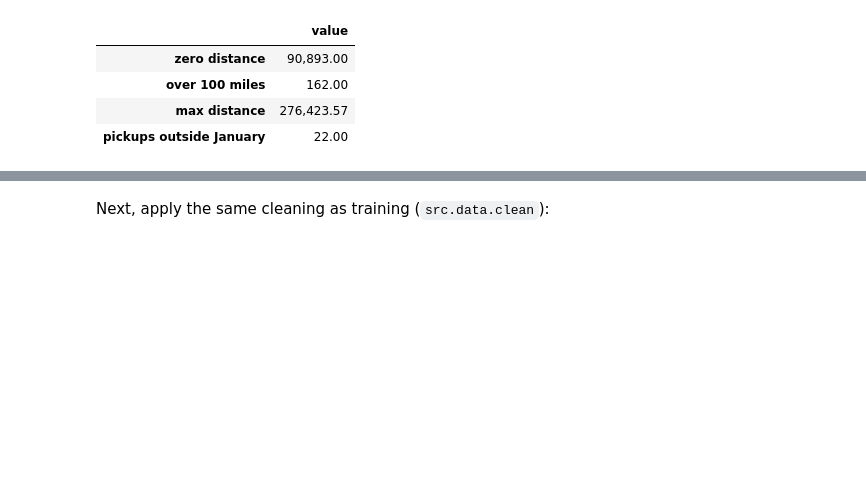
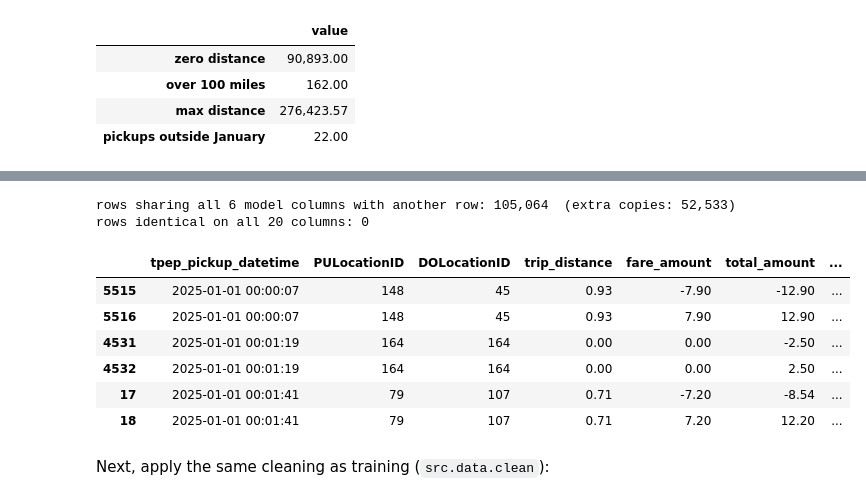
Before and after one commit to Jassalam/model-deployment-project, a Jupyter notebook: notebooks/01_eda.ipynb, the cells around one changed output, grey strips where cells are left out. Drawn from its saved outputs; the diff is of its cells as text; code cells hidden in the pictures; blank space fills up the shorter version.

```diff
--- a/notebooks/01_eda.ipynb
+++ b/notebooks/01_eda.ipynb
@@ -143,3 +176,19 @@ pd.Series({
+# %%
+pairs = raw[raw.duplicated(subset=RAW_COLUMNS, keep=False)]
+print(f"rows sharing all 6 model columns with another row: {len(pairs):,}  (extra copies: {raw.duplicated(subset=RAW_COLUMNS).sum():,})")
+print(f"rows identical on all 20 columns: {raw.drop(columns='duration').duplicated().sum():,}")
+pairs.sort_values(["tpep_pickup_datetime", "PULocationID"])[
+    ["tpep_pickup_datetime", "PULocationID", "DOLocationID", "trip_distance", "fare_amount", "total_amount", "payment_type"]].head(6)
+# %% [output]
+rows sharing all 6 model columns with another row: 105,064  (extra copies: 52,533)
+rows identical on all 20 columns: 0
+|  | tpep_pickup_datetime | PULocationID | DOLocationID | trip_distance | fare_amount | total_amount | ... |
+| 5515 | 2025-01-01 00:00:07 | 148 | 45 | 0.93 | -7.90 | -12.90 | ... |
+| 5516 | 2025-01-01 00:00:07 | 148 | 45 | 0.93 | 7.90 | 12.90 | ... |
+| 4531 | 2025-01-01 00:01:19 | 164 | 164 | 0.00 | 0.00 | -2.50 | ... |
+| 4532 | 2025-01-01 00:01:19 | 164 | 164 | 0.00 | 0.00 | 2.50 | ... |
+| 17 | 2025-01-01 00:01:41 | 79 | 107 | 0.71 | -7.20 | -8.54 | ... |
+| 18 | 2025-01-01 00:01:41 | 79 | 107 | 0.71 | 7.20 | 12.20 | ... |
 # %% [markdown]
 Next, apply the same cleaning as training (`src.data.clean`):
 # %%
```
Also changed, not shown: parts of 26 cells of this notebook, 9 other files.
